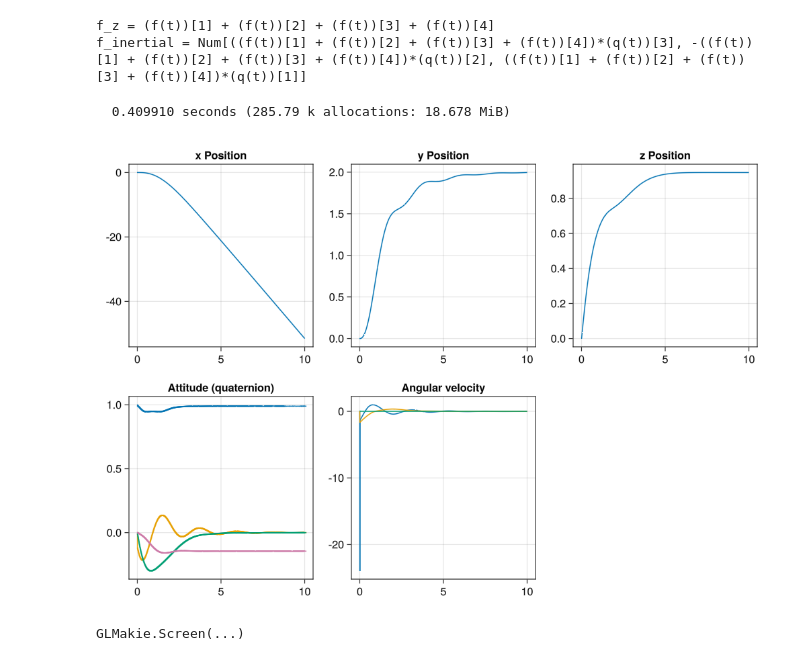
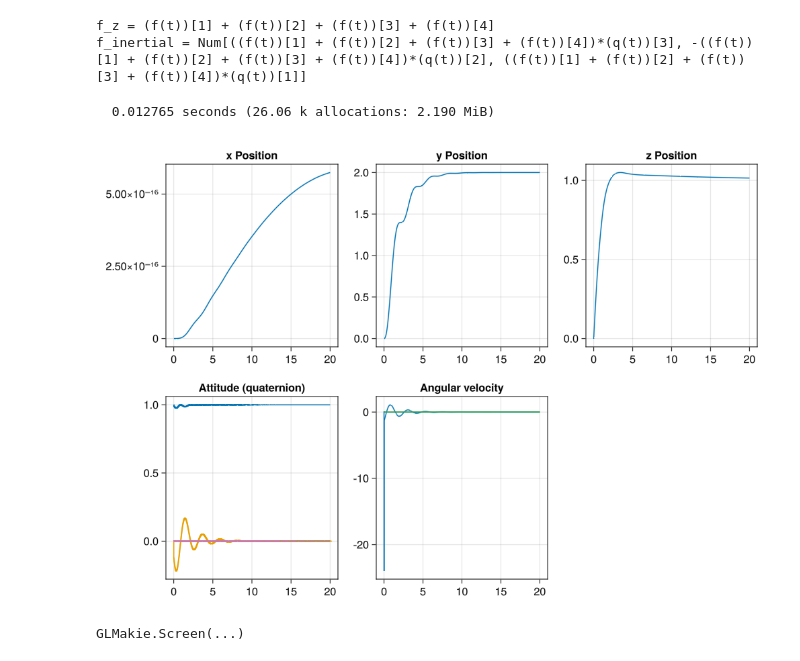
Before and after one commit to sarath-menon/robotics-tutorial-notebooks, a Jupyter notebook: dynamics/julia/demos/quad_3d/quad_3d_mtk.ipynb, the cells around one changed output. Drawn from its saved outputs; the diff is of its cells as text; code cells hidden in the pictures.

```diff
--- a/dynamics/julia/demos/quad_3d/quad_3d_mtk.ipynb
+++ b/dynamics/julia/demos/quad_3d/quad_3d_mtk.ipynb
@@ -221,10 +221,9 @@ function digital_controller(int; params = callback_params)
     e_z = R[3] - r[3]
 
     # control laws
-    x_pos_pid = y_pos_pid
 
     # x position controller
-    p_ref = - pid_controller(x_pos_pid; e=e_y, umin=-100, umax=100 ) / g
+    p_ref = -pid_controller(x_pos_pid; e=e_y, umin=-100, umax=100 ) / g
 
     # y position controller
     q_ref = - pid_controller(y_pos_pid; e=e_y, umin=-100, umax=100 ) / g
@@ -244,7 +243,7 @@ function digital_controller(int; params = callback_params)
     τ_y = pid_controller(pitch_pid; e=e_q, umin=-25, umax=25 )
     τ_z = 0
 
-    # τ_x, τ_y, τ_z = 0,0,0
+    τ_y= 0
 
     motor_thrusts = allocation_matrix * [f_net; τ_x; τ_y; τ_z]
 
@@ -313,34 +312,35 @@ f_z = (f(t))[1] + (f(t))[2] + (f(t))[3] + (f(t))[4]
 f_inertial = Num[((f(t))[1] + (f(t))[2] + (f(t))[3] + (f(t))[4])*(q(t))[3], -((f(t))[1] + (f(t))[2] + (f(t))[3] + (f(t))[4])*(q(t))[2], ((f(t))[1] + (f(t))[2] + (f(t))[3] + (f(t))[4])*(q(t))[1]]
 # %%
 # sim
-tspan = (0.0, 10.0)
+tspan = (0.0, 20.0)
 
 # controllers
+x_pos_pid =  PID(;kp=3.5, ki=0.00, kd=7, k_aw=0.0, Ts=0.01)
 y_pos_pid =  PID(;kp=3.5, ki=0.00, kd=7, k_aw=0.0, Ts=0.01)
-z_pos_pid =  PID(;kp=2., ki=0.00, kd=2.5, k_aw=0.0, Ts=0.01)
+z_pos_pid =  PID(;kp=1.7, ki=0.1, kd=2.0, k_aw=0.0, Ts=0.01)
 
 roll_pid =  PID(;kp=0.005, ki=0.00, kd=0.007, k_aw=0.0, Ts=0.01)
 pitch_pid =  PID(;kp=0.005, ki=0.00, kd=0.007, k_aw=0.0, Ts=0.01)
 
 control_callback = PeriodicCallback(digital_controller, 0.01, initial_affect=true);
 
 # initial conditions
 r₀ = [0.,0.,0.]
 ṙ₀ = [0.,0.,0.]
 q₀ = [1., 0.,0.,0.]
 ω₀ = [0.0,0.,0.]
 
 # initial conditions
 X₀ = [collect(plant.rb.r.=> r₀);
     collect(plant.rb.ṙ.=> ṙ₀);
     collect(plant.rb.q.=> q₀);
     collect(plant.rb.ω.=> ω₀)]
 
 prob = ODEProblem(sys, X₀, tspan, callback=control_callback)
 @time sol = solve(prob, Tsit5(), abstol=1e-8, reltol=1e-8 , save_everystep = false);
 
 plot_position_attitude(sol)
 # %% [output]
-  0.409910 seconds (285.79 k allocations: 18.678 MiB)
+  0.012765 seconds (26.06 k allocations: 2.190 MiB)
-[figure, old version]
+[figure, new version]
 GLMakie.Screen(...)
```
Also changed, not shown: parts of 2 cells of this notebook.
